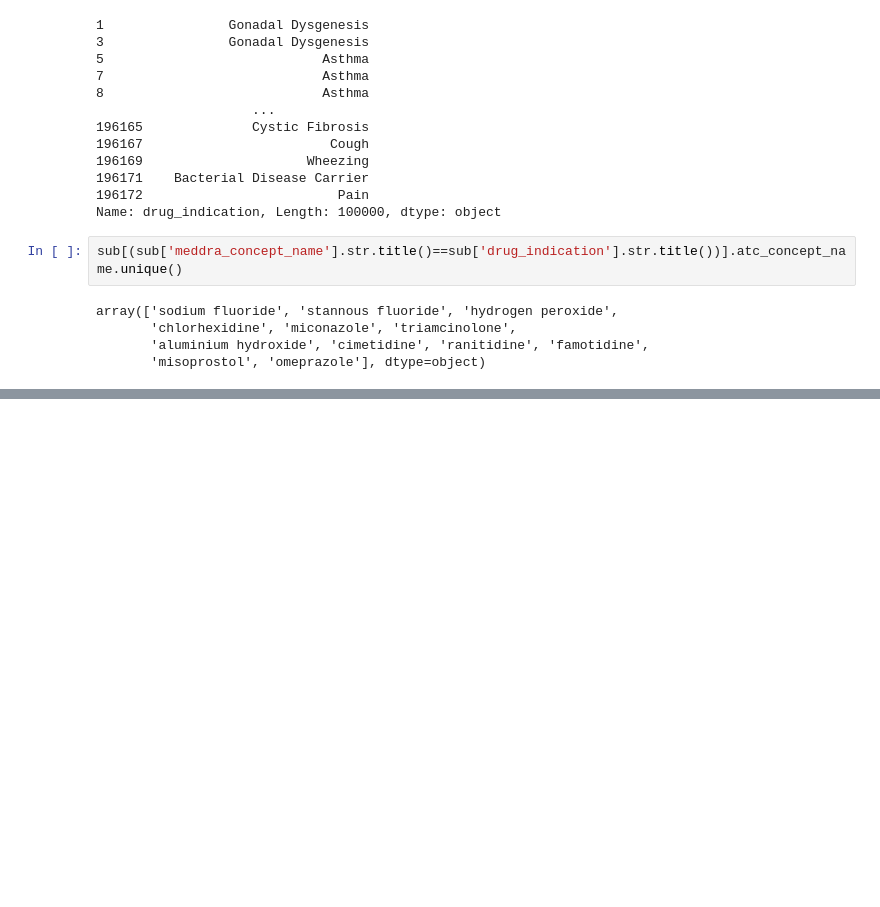
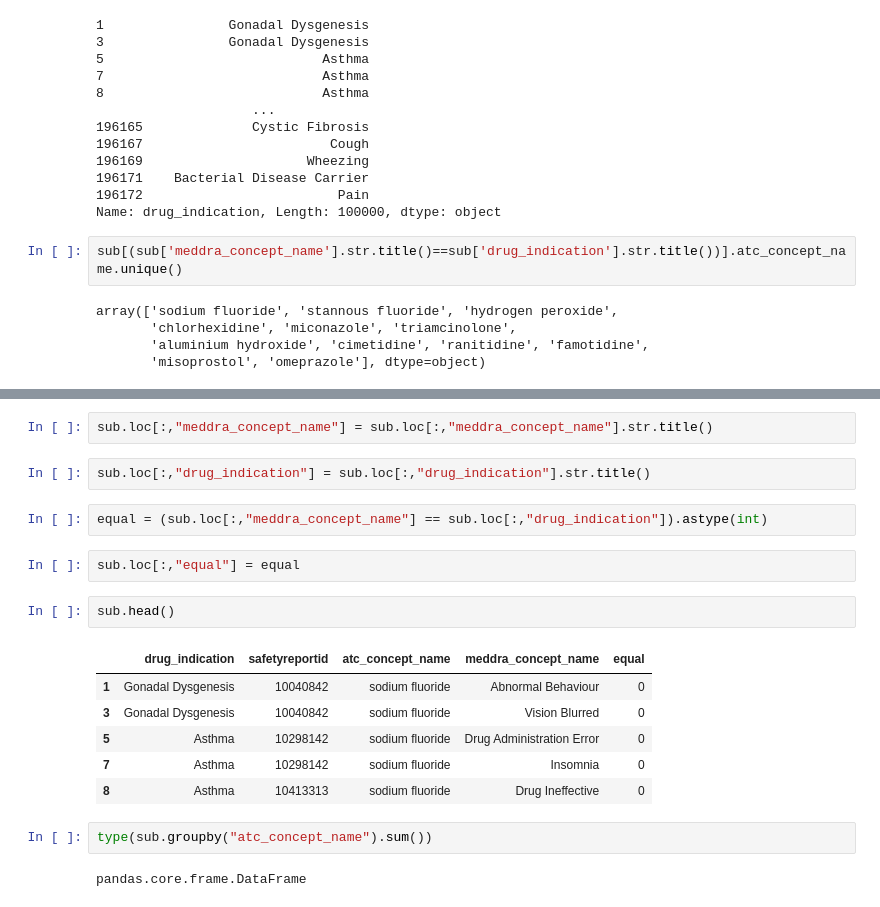
Before and after one commit to veronikabreton/smri2020, a Jupyter notebook: ntbks/python/My_First_Notebook.ipynb, the cells around one changed output, grey strips where cells are left out. Saved outputs shown, nothing was run; the diff lists cells and outputs as text; blank space fills up the shorter version.

```diff
--- a/ntbks/python/My_First_Notebook.ipynb
+++ b/ntbks/python/My_First_Notebook.ipynb
@@ -200,0 +220,21 @@ dtype: float64
+# %%
+sub.loc[:,"meddra_concept_name"] = sub.loc[:,"meddra_concept_name"].str.title()
+# %%
+sub.loc[:,"drug_indication"] = sub.loc[:,"drug_indication"].str.title()
+# %%
+equal = (sub.loc[:,"meddra_concept_name"] == sub.loc[:,"drug_indication"]).astype(int)
+# %%
+sub.loc[:,"equal"] = equal
+# %%
+sub.head()
+# %% [output]
+|  | drug_indication | safetyreportid | atc_concept_name | meddra_concept_name | equal |
+| 1 | Gonadal Dysgenesis | 10040842 | sodium fluoride | Abnormal Behaviour | 0 |
+| 3 | Gonadal Dysgenesis | 10040842 | sodium fluoride | Vision Blurred | 0 |
+| 5 | Asthma | 10298142 | sodium fluoride | Drug Administration Error | 0 |
+| 7 | Asthma | 10298142 | sodium fluoride | Insomnia | 0 |
+| 8 | Asthma | 10413313 | sodium fluoride | Drug Ineffective | 0 |
+# %%
+type(sub.groupby("atc_concept_name").sum())
+# %% [output]
+pandas.core.frame.DataFrame
```
Also changed, not shown: parts of 5 cells of this notebook.
